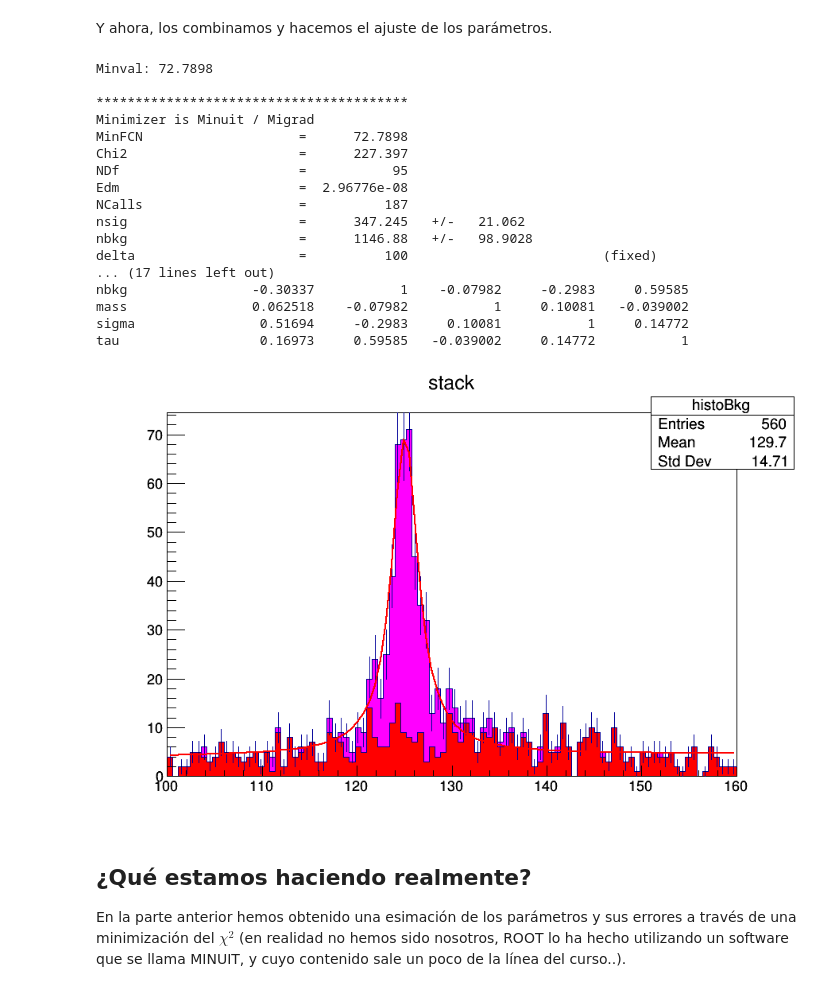
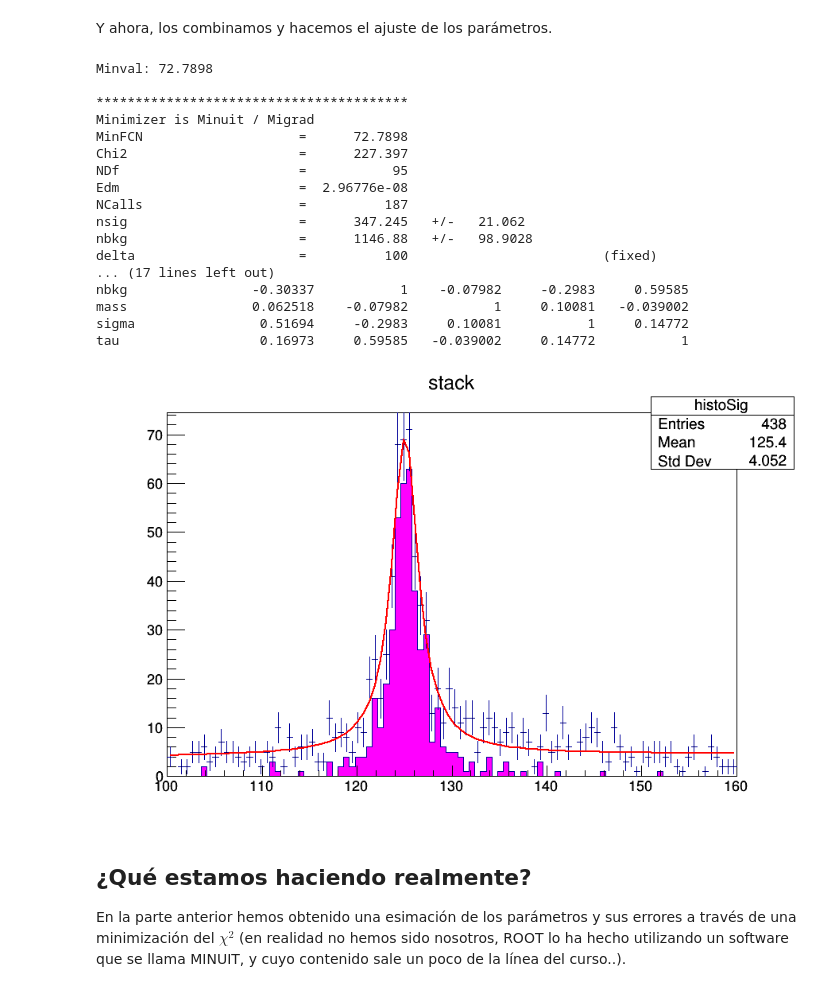
Before and after one commit to AltuOs/HZZ4l, a Jupyter notebook: toy_example-1.ipynb, the cells around one changed output. Cells and saved outputs as stored; diff of their text form; code cells hidden in the pictures.

```diff
--- a/toy_example-1.ipynb
+++ b/toy_example-1.ipynb
@@ -164,35 +164,35 @@ fullModel->FixParameter(2,100);
 r = pseudoData->Fit("fullModel",  "LQS", "", minVal, maxVal); // L: likelihood, Q: quiet, reduce printing, S: save fit result
 
 cout << "Minval: " << r->MinFcnValue() << endl ;
 r->Print("v");
 
 THStack *stack = new THStack("stack","stack");
 histoBkg->SetFillColor(2);
 histoSig->SetFillColor(6);
-stack->Add(histoBkg);
 stack->Add(histoSig);
+stack->Add(histoBkg,"-1");
 stack->Draw();
 pseudoData->Draw("SAME E0");
 c1->Draw();
 # %% [output]
 Minval: 72.7898
 
 ****************************************
 Minimizer is Minuit / Migrad
 MinFCN                    =      72.7898
 Chi2                      =      227.397
 NDf                       =           95
 Edm                       =  2.96776e-08
 NCalls                    =          187
 nsig                      =      347.245   +/-   21.062
 nbkg                      =      1146.88   +/-   98.9028
 delta                     =          100                         (fixed)
 ... (17 lines left out)
 nbkg                -0.30337           1    -0.07982     -0.2983     0.59585
 mass                0.062518    -0.07982           1     0.10081   -0.039002
 sigma                0.51694     -0.2983     0.10081           1     0.14772
 tau                  0.16973     0.59585   -0.039002     0.14772           1
-[figure, old version]
+[figure, new version]
 # %% [markdown]
 ## ¿Qué estamos haciendo realmente?
 En la parte anterior hemos obtenido una esimación de los parámetros y sus errores a través de una minimización del $\chi^{2}$ (en realidad no hemos sido nosotros, ROOT lo ha hecho utilizando un software que se llama MINUIT, y cuyo contenido sale un poco de la línea del curso..).
```
Also changed, not shown: 4 other files.
